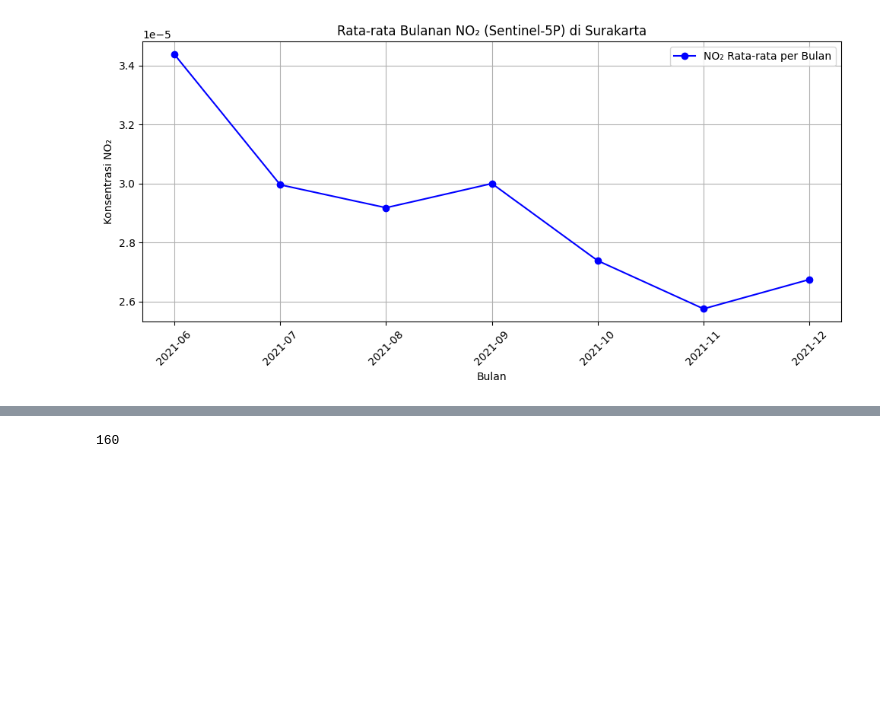
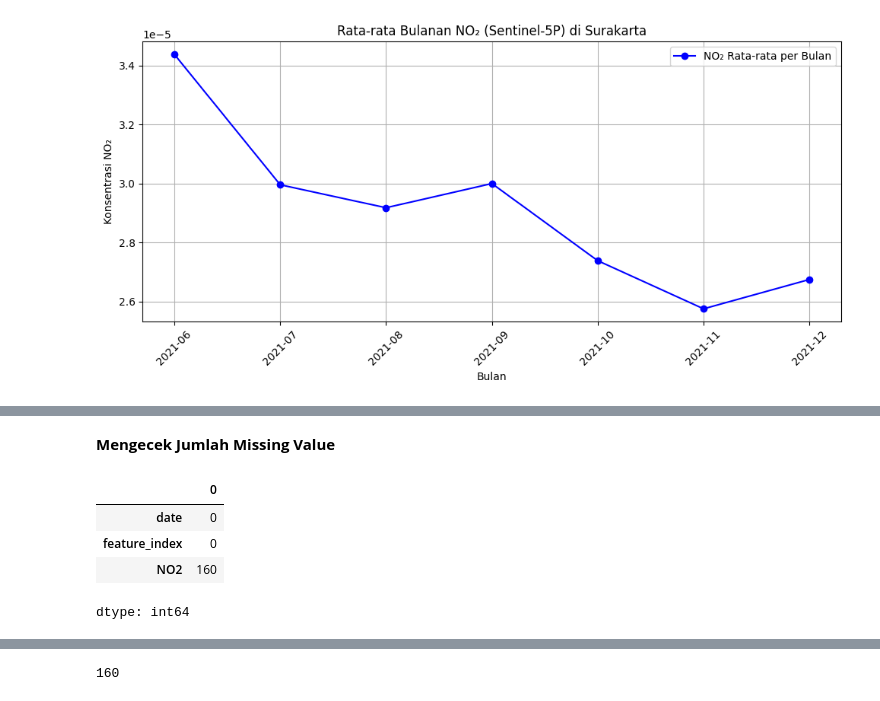
Before and after one commit to Sigiitttt/PSD, a Jupyter notebook: _sources/tugas8.ipynb, the cells around one changed output, grey strips where cells are left out. Cells and saved outputs as stored; diff of their text form; code cells hidden in the pictures; blank space fills up the shorter version.

```diff
--- a/_sources/tugas8.ipynb
+++ b/_sources/tugas8.ipynb
@@ -178,0 +168,10 @@ print(df.head(10))
+# %% [markdown]
+**Mengecek Jumlah Missing Value**
+# %%
+df.isnull().sum()
+# %% [output]
+|  | 0 |
+| date | 0 |
+| feature_index | 0 |
+| NO2 | 160 |
+dtype: int64
```
Also changed, not shown: parts of 36 cells of this notebook, 24 other files.
